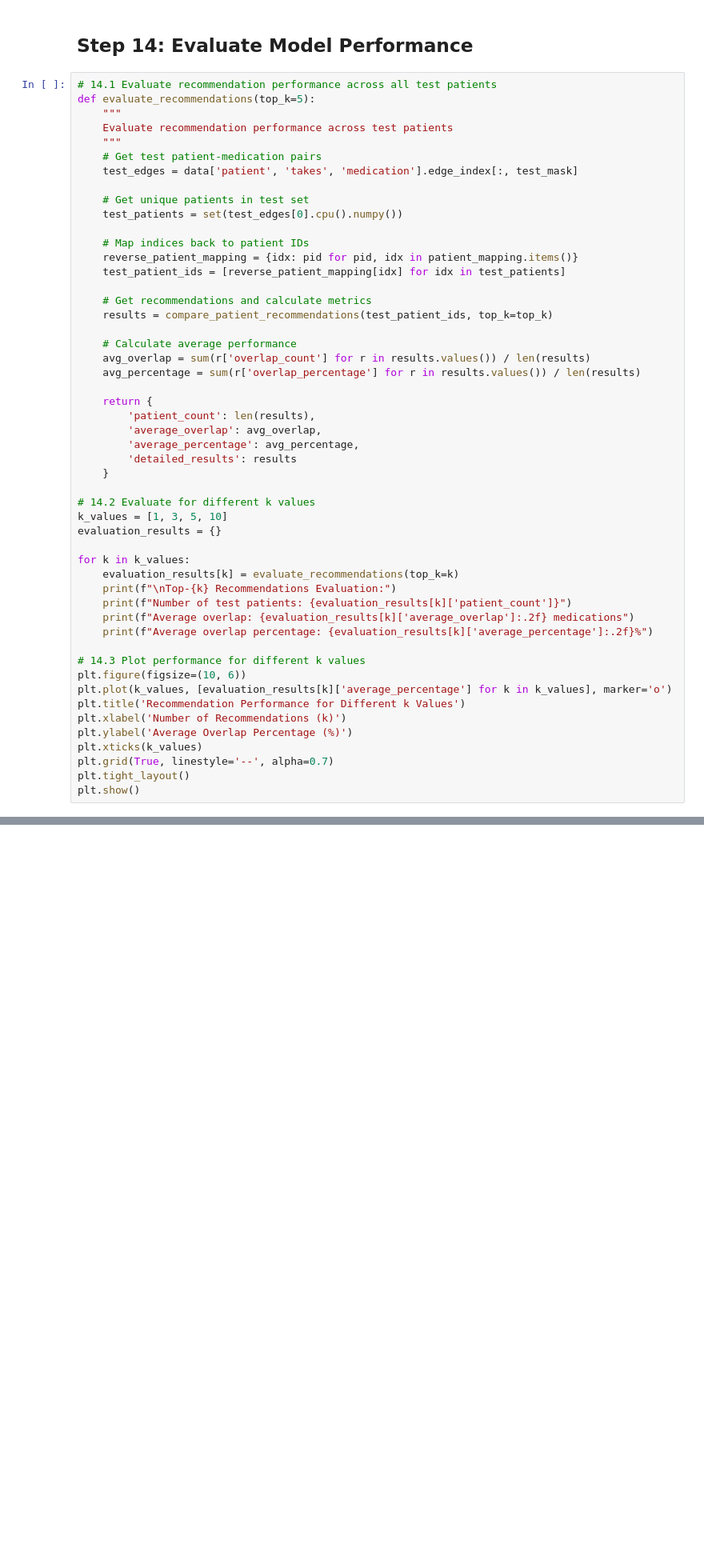
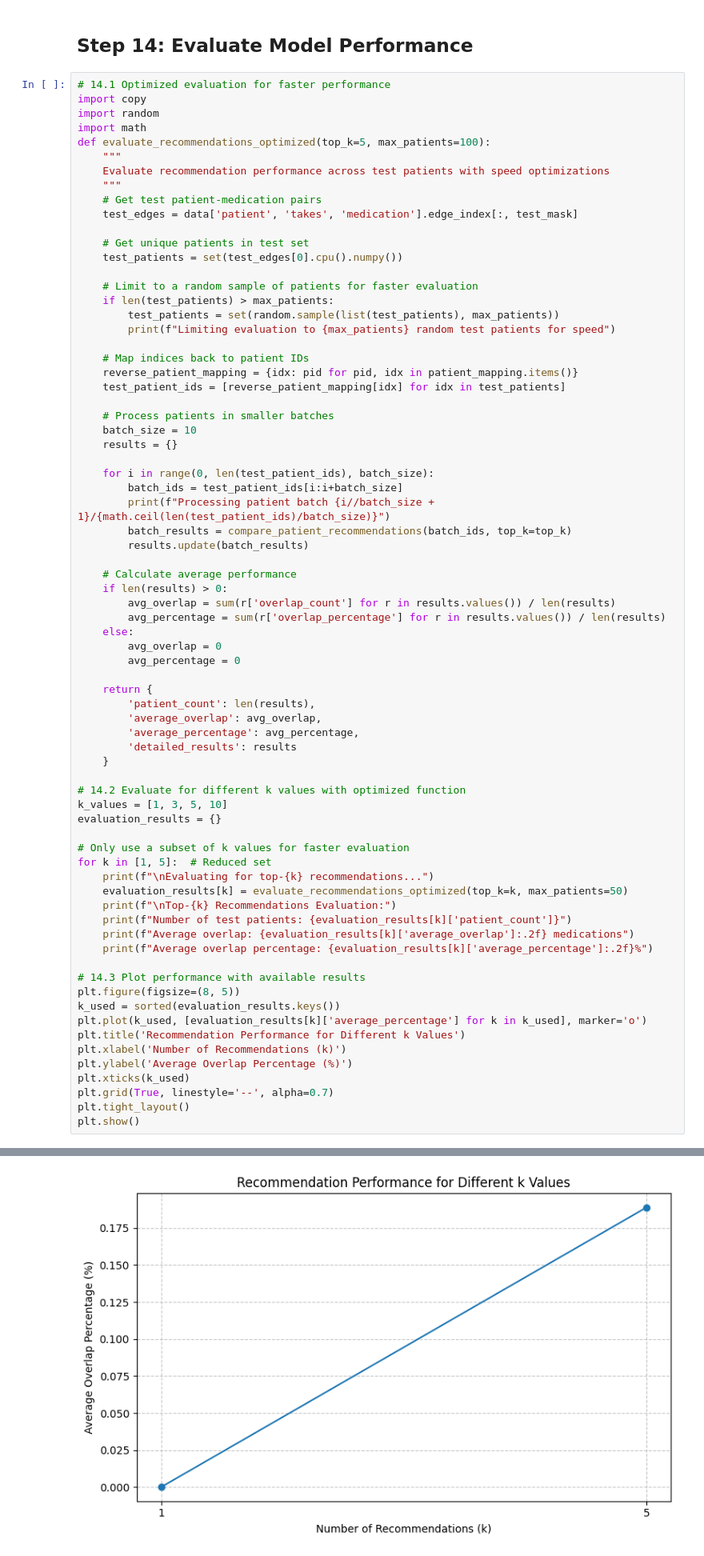
Before and after one commit to knkarthik01/polypharmacy-med-recommendation, a Jupyter notebook: Medication_Recommendation_System_for_Polypharmacy_Patients.ipynb, the cells around one changed output, grey strips where cells are left out. Shown: that part at 80% size. Drawn from its saved outputs; the diff is of its cells as text; blank space fills up the shorter version.

```diff
--- a/Medication_Recommendation_System_for_Polypharmacy_Patients.ipynb
+++ b/Medication_Recommendation_System_for_Polypharmacy_Patients.ipynb
@@ -1036,10 +1068,13 @@ NameError: name 'patient_mapping' is not defined
 # %% [markdown]
 ## Step 14: Evaluate Model Performance
 # %%
-# 14.1 Evaluate recommendation performance across all test patients
-def evaluate_recommendations(top_k=5):
+# 14.1 Optimized evaluation for faster performance
+import copy
+import random
+import math
+def evaluate_recommendations_optimized(top_k=5, max_patients=100):
     """
-    Evaluate recommendation performance across test patients
+    Evaluate recommendation performance across test patients with speed optimizations
     """
     # Get test patient-medication pairs
     test_edges = data['patient', 'takes', 'medication'].edge_index[:, test_mask]
@@ -1047,16 +1082,32 @@ def evaluate_recommendations(top_k=5):
     # Get unique patients in test set
     test_patients = set(test_edges[0].cpu().numpy())
 
+    # Limit to a random sample of patients for faster evaluation
+    if len(test_patients) > max_patients:
+        test_patients = set(random.sample(list(test_patients), max_patients))
+        print(f"Limiting evaluation to {max_patients} random test patients for speed")
+
     # Map indices back to patient IDs
     reverse_patient_mapping = {idx: pid for pid, idx in patient_mapping.items()}
     test_patient_ids = [reverse_patient_mapping[idx] for idx in test_patients]
 
-    # Get recommendations and calculate metrics
-    results = compare_patient_recommendations(test_patient_ids, top_k=top_k)
+    # Process patients in smaller batches
+    batch_size = 10
+    results = {}
+
+    for i in range(0, len(test_patient_ids), batch_size):
+        batch_ids = test_patient_ids[i:i+batch_size]
+        print(f"Processing patient batch {i//batch_size + 1}/{math.ceil(len(test_patient_ids)/batch_size)}")
+        batch_results = compare_patient_recommendations(batch_ids, top_k=top_k)
+        results.update(batch_results)
 
     # Calculate average performance
-    avg_overlap = sum(r['overlap_count'] for r in results.values()) / len(results)
-    avg_percentage = sum(r['overlap_percentage'] for r in results.values()) / len(results)
+    if len(results) > 0:
+        avg_overlap = sum(r['overlap_count'] for r in results.values()) / len(results)
+        avg_percentage = sum(r['overlap_percentage'] for r in results.values()) / len(results)
+    else:
+        avg_overlap = 0
+        avg_percentage = 0
 
     return {
         'patient_count': len(results),
@@ -1065,24 +1116,28 @@ def evaluate_recommendations(top_k=5):
         'detailed_results': results
     }
 
-# 14.2 Evaluate for different k values
+# 14.2 Evaluate for different k values with optimized function
 k_values = [1, 3, 5, 10]
 evaluation_results = {}
 
-for k in k_values:
-    evaluation_results[k] = evaluate_recommendations(top_k=k)
+# Only use a subset of k values for faster evaluation
+for k in [1, 5]:  # Reduced set
+    print(f"\nEvaluating for top-{k} recommendations...")
+    evaluation_results[k] = evaluate_recommendations_optimized(top_k=k, max_patients=50)
     print(f"\nTop-{k} Recommendations Evaluation:")
     print(f"Number of test patients: {evaluation_results[k]['patient_count']}")
     print(f"Average overlap: {evaluation_results[k]['average_overlap']:.2f} medications")
     print(f"Average overlap percentage: {evaluation_results[k]['average_percentage']:.2f}%")
 
-# 14.3 Plot performance for different k values
-plt.figure(figsize=(10, 6))
-plt.plot(k_values, [evaluation_results[k]['average_percentage'] for k in k_values], marker='o')
+# 14.3 Plot performance with available results
+plt.figure(figsize=(8, 5))
+k_used = sorted(evaluation_results.keys())
+plt.plot(k_used, [evaluation_results[k]['average_percentage'] for k in k_used], marker='o')
 plt.title('Recommendation Performance for Different k Values')
 plt.xlabel('Number of Recommendations (k)')
 plt.ylabel('Average Overlap Percentage (%)')
-plt.xticks(k_values)
+plt.xticks(k_used)
 plt.grid(True, linestyle='--', alpha=0.7)
 plt.tight_layout()
 plt.show()
+# %% [output]
@@ -1089,3 +1161,4 @@ plt.show()
+[figure, added]
 # %% [markdown]
 ## Step 15: Model Extensions and Improvements
 # %%
```
Also changed, not shown: parts of 12 cells of this notebook.
